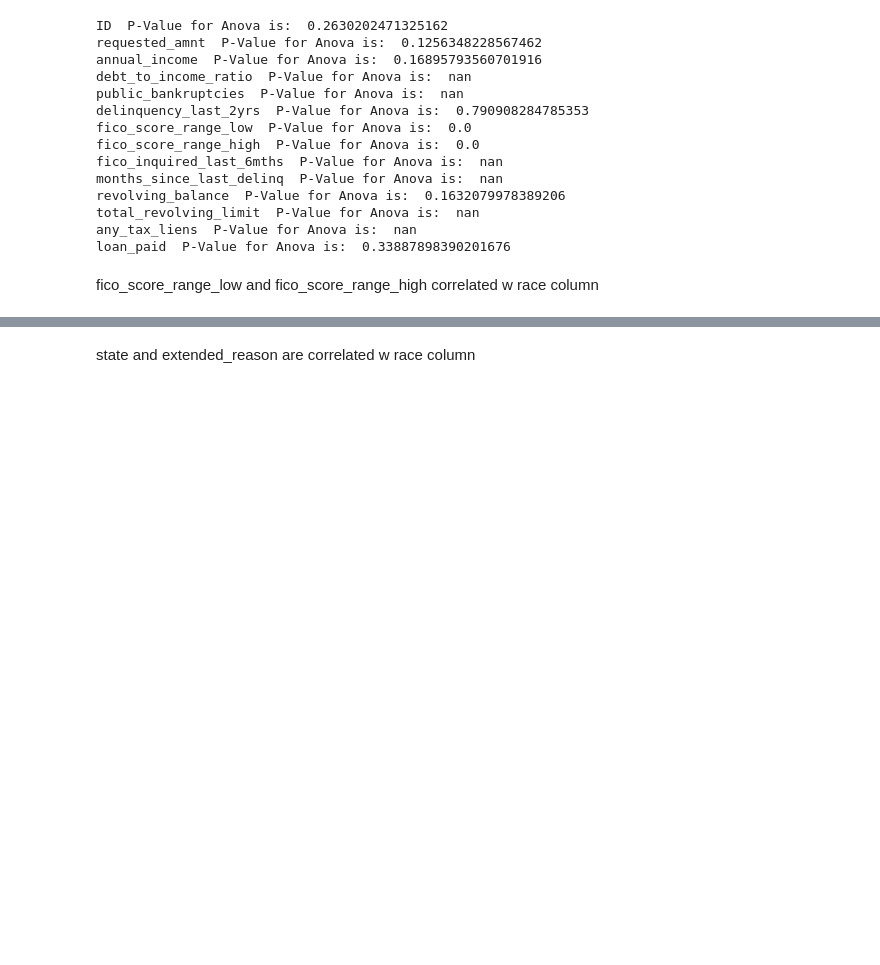
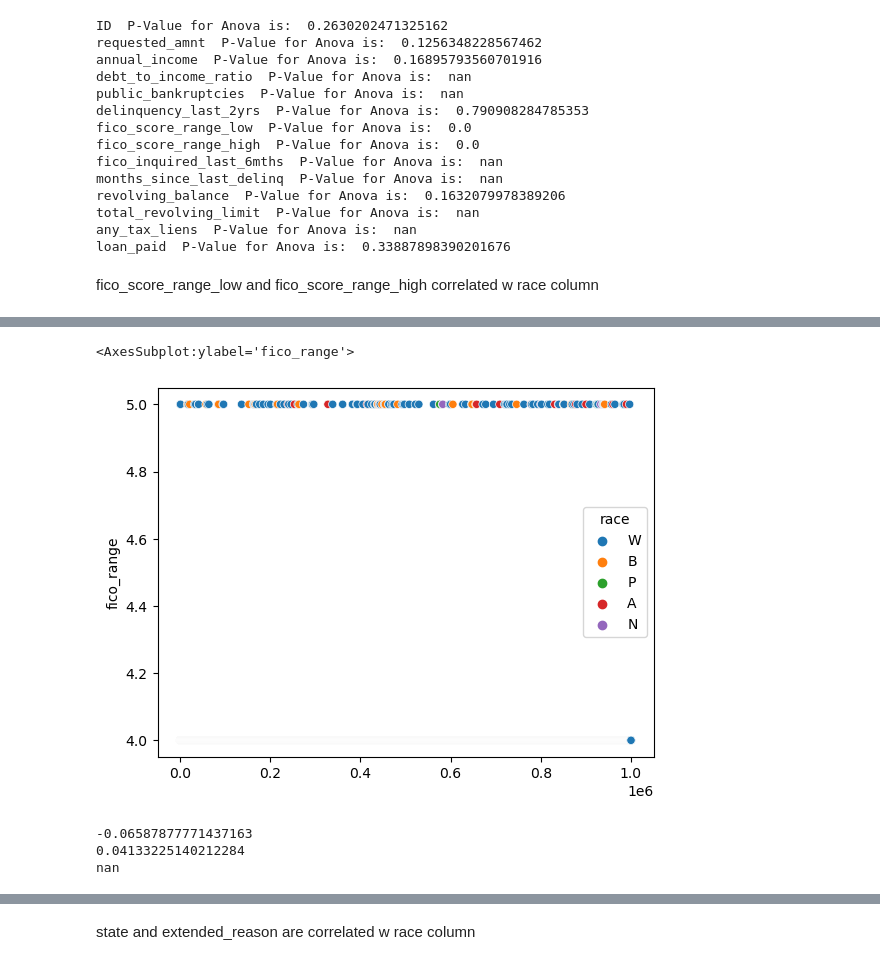
Before and after one commit to sodonova/capstone-banking, a Jupyter notebook: capstone-data-prep.ipynb, the cells around one changed output, grey strips where cells are left out. Cells and saved outputs as stored; diff of their text form; code cells hidden in the pictures; blank space fills up the shorter version.

```diff
--- a/capstone-data-prep.ipynb
+++ b/capstone-data-prep.ipynb
@@ -44,3 +73,19 @@ fico_score_range_low and fico_score_range_high correlated w race column
+# %%
+sns.scatterplot(data=df, x=df.index, y='fico_range', hue='race')
+# %% [output]
+<AxesSubplot:ylabel='fico_range'>
+[figure, added]
+# %%
+# code from chirag's notebook
+print(df["requested_amnt"].corr(df["loan_paid"]))
+print(df["annual_income"].corr(df["loan_paid"]))
+loan_income_ratio = df["requested_amnt"] / df["annual_income"]
+print(loan_income_ratio.corr(df["loan_paid"]))
+df["loan_income_ratio"] = loan_income_ratio
+# %% [output]
+-0.06587877771437163
+0.04133225140212284
+nan
 # %%
 categorical_cols = list(set(df.columns) - set(numeric_cols))
 
```
Also changed, not shown: parts of 9 cells of this notebook.
